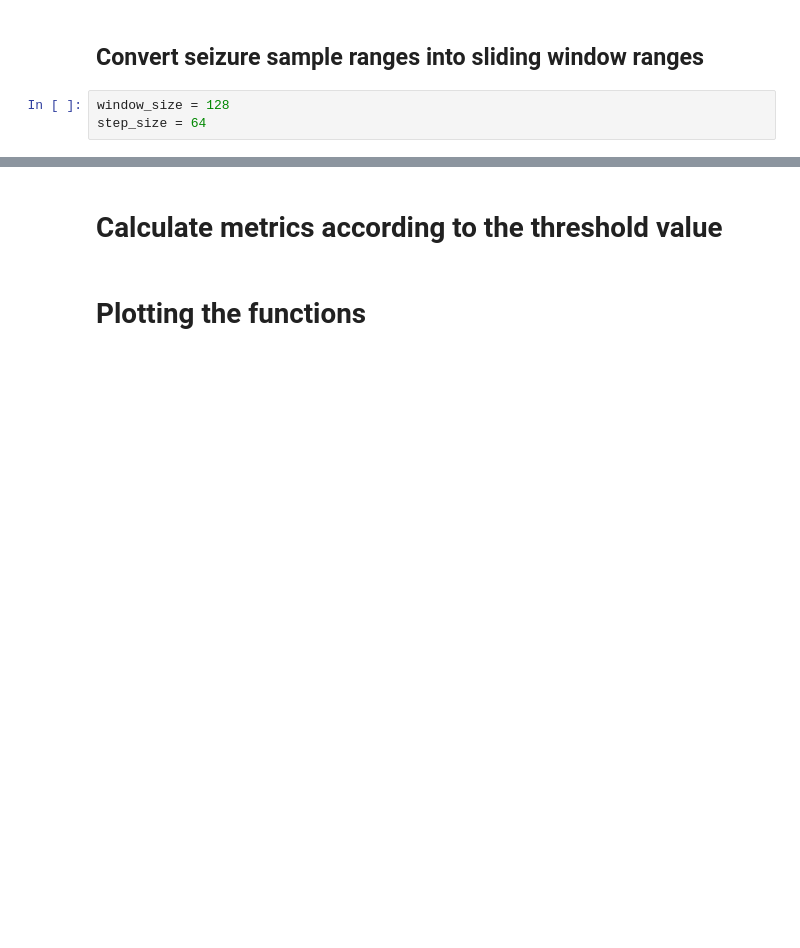
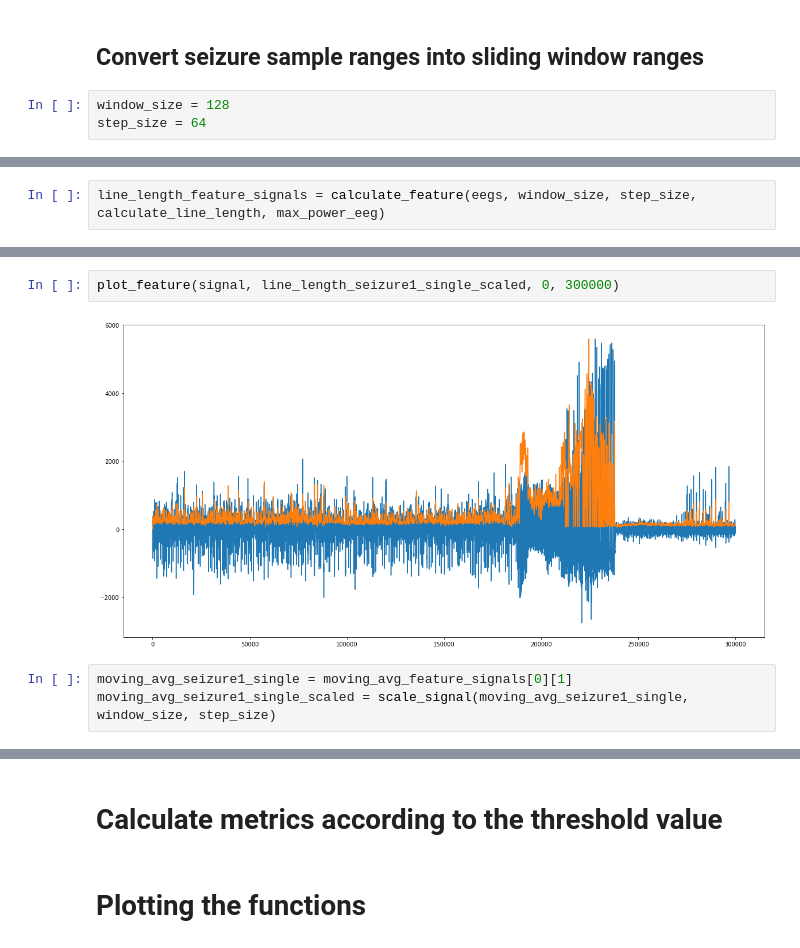
Before and after one commit to sinitame/ieeg-ml-project, a Jupyter notebook: notebooks/Feature_selection_patient_1.ipynb, the cells around one changed output, grey strips where cells are left out. Cells and saved outputs as stored; diff of their text form; blank space fills up the shorter version.

```diff
--- a/notebooks/Feature_selection_patient_1.ipynb
+++ b/notebooks/Feature_selection_patient_1.ipynb
@@ -120,0 +44,2 @@ plt.plot(moving_avg_seizure1_single_scaled[:300000]/np.max(moving_avg_seizure1_s
+# %%
+line_length_feature_signals = calculate_feature(eegs, window_size, step_size, calculate_line_length, max_power_eeg)
@@ -120,0 +86,7 @@ plt.plot(moving_avg_seizure1_single_scaled[:300000]/np.max(moving_avg_seizure1_s
+# %%
+plot_feature(signal, line_length_seizure1_single_scaled, 0, 300000)
+# %% [output]
+[figure, added]
+# %%
+moving_avg_seizure1_single = moving_avg_feature_signals[0][1]
+moving_avg_seizure1_single_scaled = scale_signal(moving_avg_seizure1_single, window_size, step_size)
```
Also changed, not shown: parts of 110 cells of this notebook.
